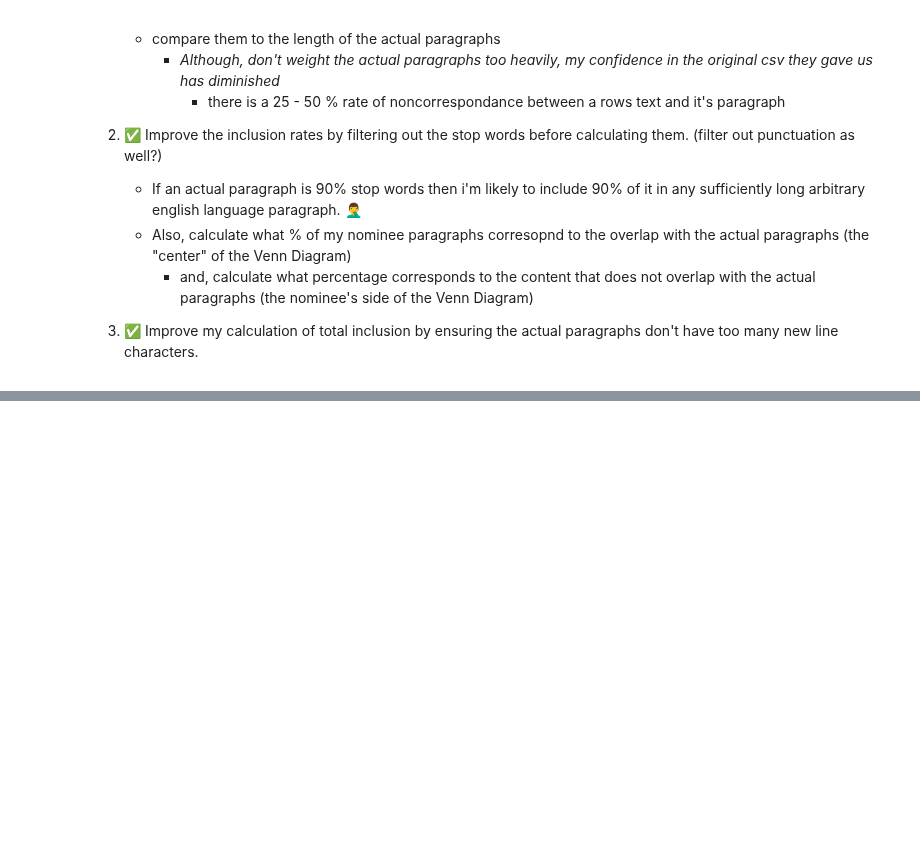
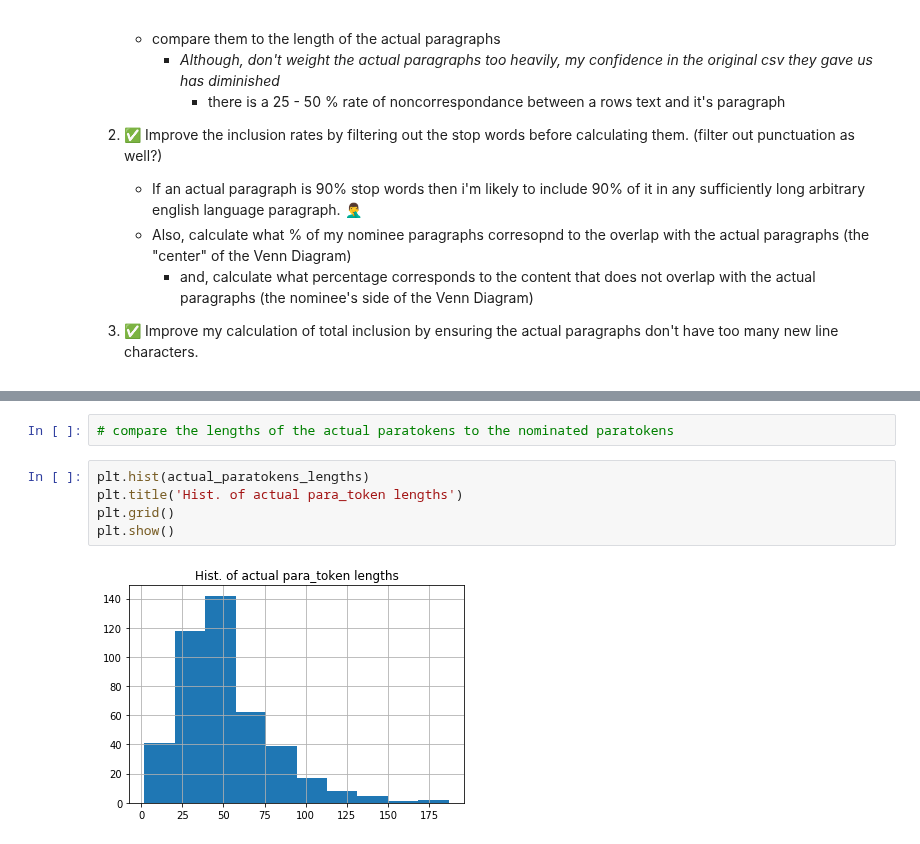
Before and after one commit to suhasinipallai/New_constructs, a Jupyter notebook: vertical-pipeline.ipynb, the cells around one changed output, grey strips where cells are left out. Saved outputs shown, nothing was run; the diff lists cells and outputs as text; blank space fills up the shorter version.

```diff
--- a/vertical-pipeline.ipynb
+++ b/vertical-pipeline.ipynb
@@ -602,0 +791,9 @@ In November 2014, the company's Board of Directors authorized a $500 million sha
+# %%
+# compare the lengths of the actual paratokens to the nominated paratokens
+# %%
+plt.hist(actual_paratokens_lengths)
+plt.title('Hist. of actual para_token lengths')
+plt.grid()
+plt.show()
+# %% [output]
+[figure, added]
```
Also changed, not shown: parts of 42 cells of this notebook.
